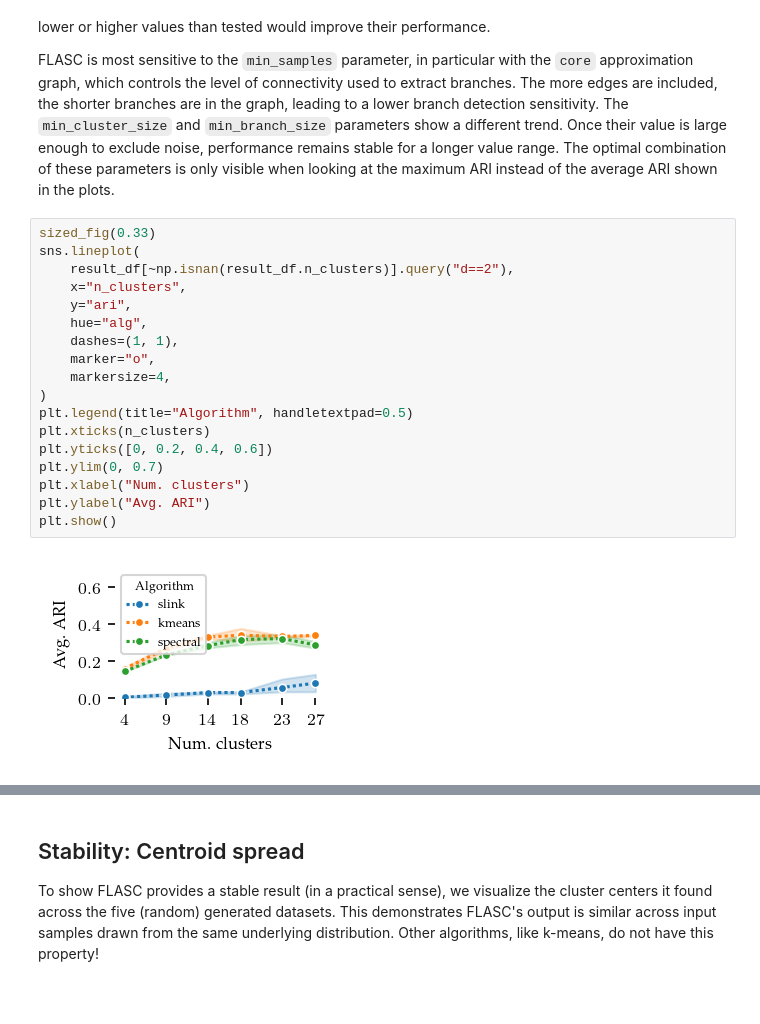
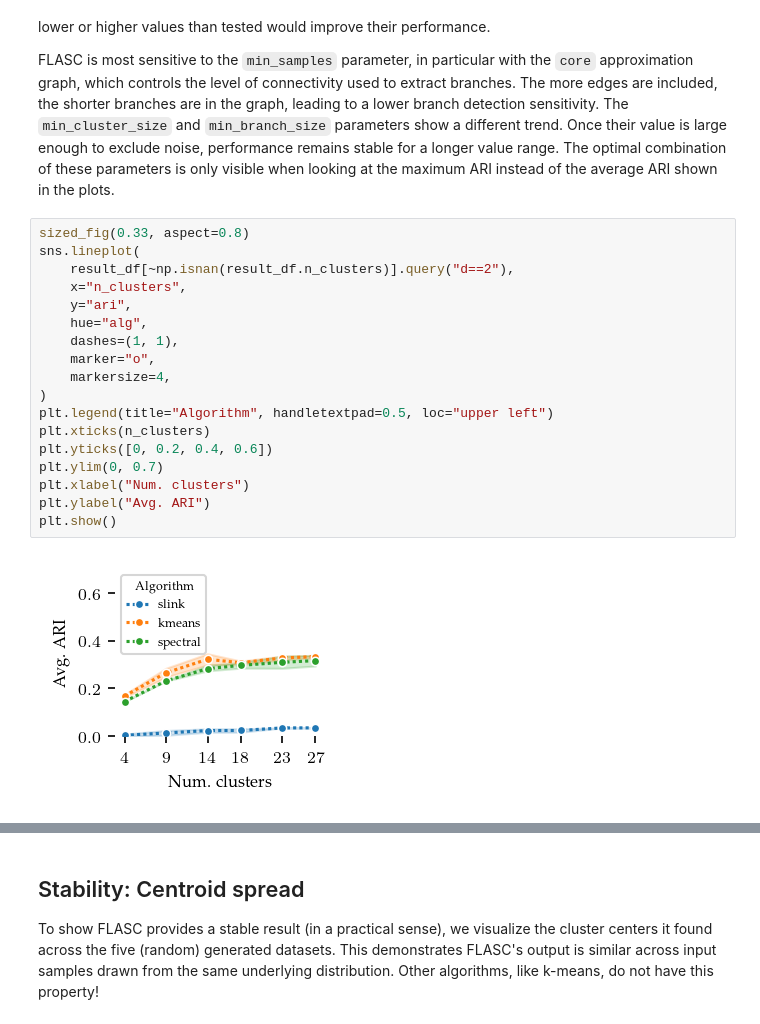
Before and after one commit to vda-lab/pyflasc, a Jupyter notebook: notebooks/Comparison_algorithms.ipynb, the cells around one changed output, grey strips where cells are left out. Saved outputs shown, nothing was run; the diff lists cells and outputs as text; blank space fills up the shorter version.

Commit message:
update figures

```diff
--- a/notebooks/Comparison_algorithms.ipynb
+++ b/notebooks/Comparison_algorithms.ipynb
@@ -342,23 +338,23 @@ large enough to exclude noise, performance remains stable for a longer value
 range. The optimal combination of these parameters is only visible when looking
 at the maximum ARI instead of the average ARI shown in the plots.
 # %%
-sized_fig(0.33)
+sized_fig(0.33, aspect=0.8)
 sns.lineplot(
     result_df[~np.isnan(result_df.n_clusters)].query("d==2"),
     x="n_clusters",
     y="ari",
     hue="alg",
     dashes=(1, 1),
     marker="o",
     markersize=4,
 )
-plt.legend(title="Algorithm", handletextpad=0.5)
+plt.legend(title="Algorithm", handletextpad=0.5, loc="upper left")
 plt.xticks(n_clusters)
 plt.yticks([0, 0.2, 0.4, 0.6])
 plt.ylim(0, 0.7)
 plt.xlabel("Num. clusters")
 plt.ylabel("Avg. ARI")
 plt.show()
 # %% [output]
-[figure, old version]
+[figure, new version]
 # %%
```
Also changed, not shown: parts of 13 cells of this notebook, 9 other files.
